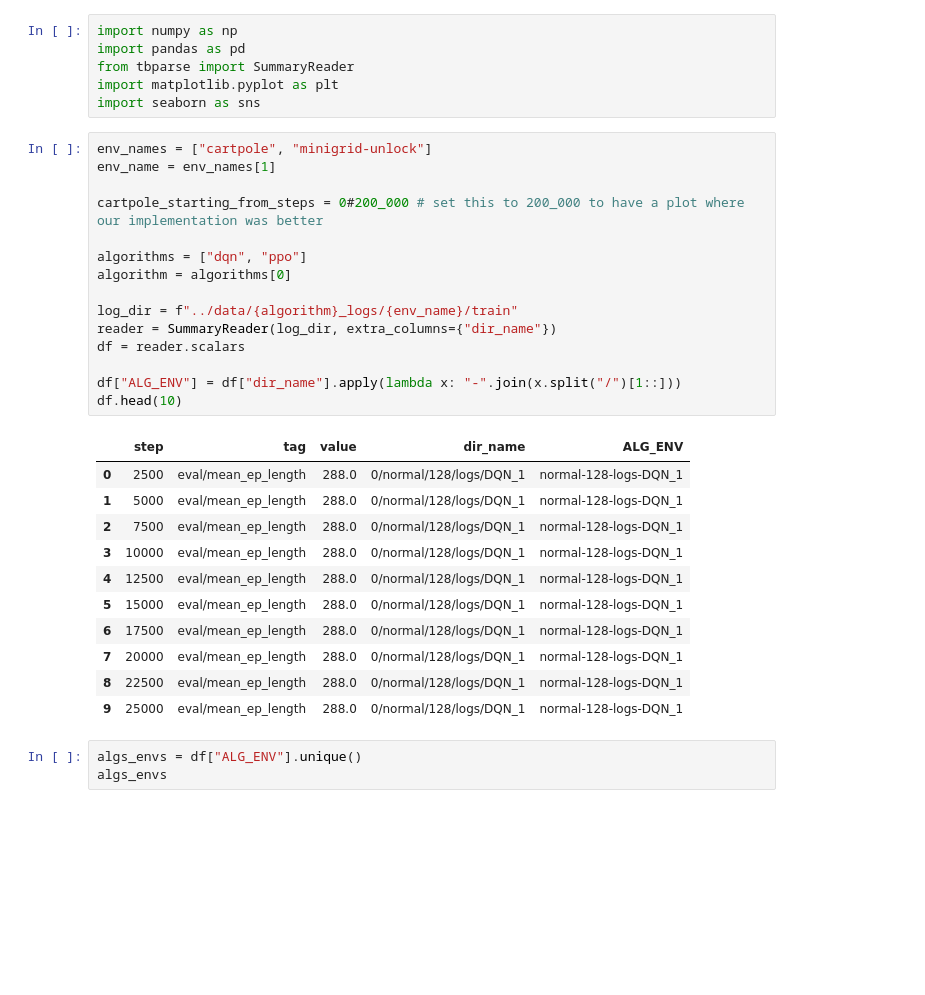
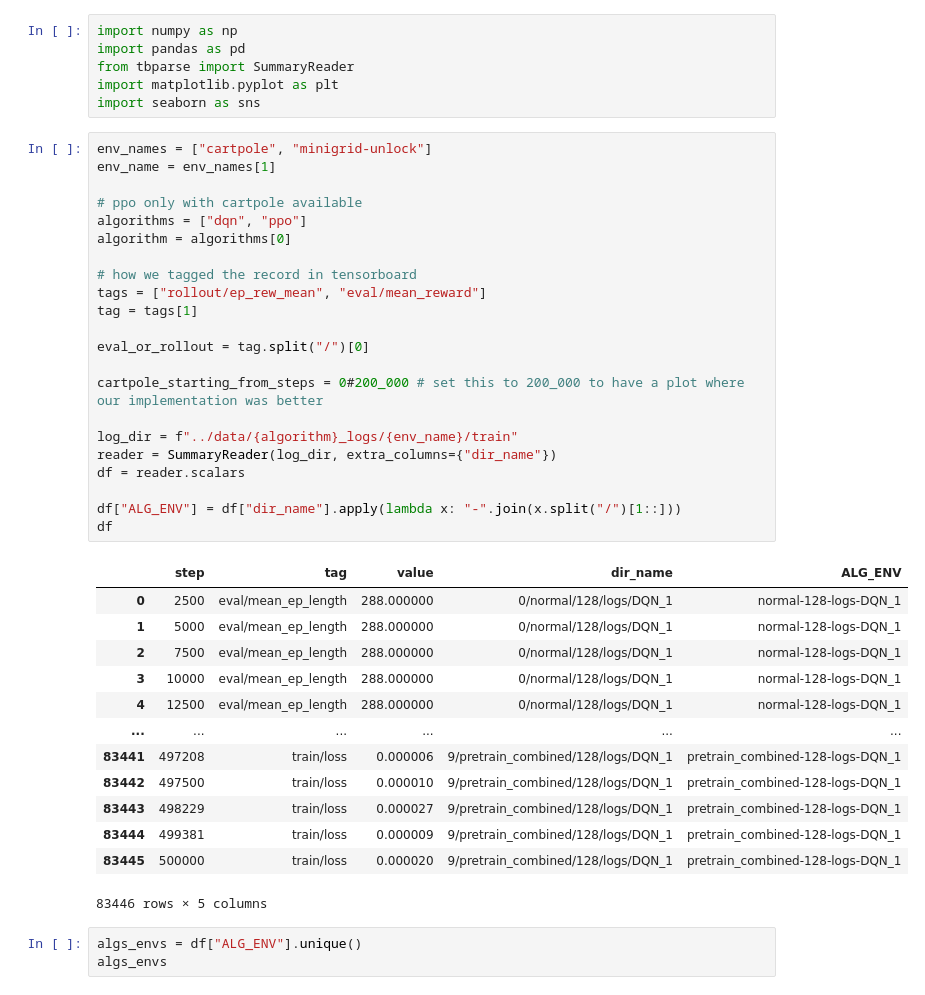
Before and after one commit to thibautklenke/RLProject_StateEmbeddings, a Jupyter notebook: src/graph.ipynb, the cells around one changed output. Cells and saved outputs as stored; diff of their text form; blank space fills up the shorter version.

```diff
--- a/src/graph.ipynb
+++ b/src/graph.ipynb
@@ -7,30 +7,39 @@ import seaborn as sns
 # %%
 env_names = ["cartpole", "minigrid-unlock"]
 env_name = env_names[1]
 
-cartpole_starting_from_steps = 0#200_000 # set this to 200_000 to have a plot where our implementation was better
-
+# ppo only with cartpole available
 algorithms = ["dqn", "ppo"]
 algorithm = algorithms[0]
+
+# how we tagged the record in tensorboard
+tags = ["rollout/ep_rew_mean", "eval/mean_reward"]
+tag = tags[1]
+
+eval_or_rollout = tag.split("/")[0]
+
+cartpole_starting_from_steps = 0#200_000 # set this to 200_000 to have a plot where our implementation was better
 
 log_dir = f"../data/{algorithm}_logs/{env_name}/train"
 reader = SummaryReader(log_dir, extra_columns={"dir_name"})
 df = reader.scalars
 
 df["ALG_ENV"] = df["dir_name"].apply(lambda x: "-".join(x.split("/")[1::]))
-df.head(10)
+df
 # %% [output]
 |  | step | tag | value | dir_name | ALG_ENV |
-| 0 | 2500 | eval/mean_ep_length | 288.0 | 0/normal/128/logs/DQN_1 | normal-128-logs-DQN_1 |
-| 1 | 5000 | eval/mean_ep_length | 288.0 | 0/normal/128/logs/DQN_1 | normal-128-logs-DQN_1 |
-| 2 | 7500 | eval/mean_ep_length | 288.0 | 0/normal/128/logs/DQN_1 | normal-128-logs-DQN_1 |
-| 3 | 10000 | eval/mean_ep_length | 288.0 | 0/normal/128/logs/DQN_1 | normal-128-logs-DQN_1 |
-| 4 | 12500 | eval/mean_ep_length | 288.0 | 0/normal/128/logs/DQN_1 | normal-128-logs-DQN_1 |
-| 5 | 15000 | eval/mean_ep_length | 288.0 | 0/normal/128/logs/DQN_1 | normal-128-logs-DQN_1 |
-| 6 | 17500 | eval/mean_ep_length | 288.0 | 0/normal/128/logs/DQN_1 | normal-128-logs-DQN_1 |
-| 7 | 20000 | eval/mean_ep_length | 288.0 | 0/normal/128/logs/DQN_1 | normal-128-logs-DQN_1 |
-| 8 | 22500 | eval/mean_ep_length | 288.0 | 0/normal/128/logs/DQN_1 | normal-128-logs-DQN_1 |
-| 9 | 25000 | eval/mean_ep_length | 288.0 | 0/normal/128/logs/DQN_1 | normal-128-logs-DQN_1 |
+| 0 | 2500 | eval/mean_ep_length | 288.000000 | 0/normal/128/logs/DQN_1 | normal-128-logs-DQN_1 |
+| 1 | 5000 | eval/mean_ep_length | 288.000000 | 0/normal/128/logs/DQN_1 | normal-128-logs-DQN_1 |
+| 2 | 7500 | eval/mean_ep_length | 288.000000 | 0/normal/128/logs/DQN_1 | normal-128-logs-DQN_1 |
+| 3 | 10000 | eval/mean_ep_length | 288.000000 | 0/normal/128/logs/DQN_1 | normal-128-logs-DQN_1 |
+| 4 | 12500 | eval/mean_ep_length | 288.000000 | 0/normal/128/logs/DQN_1 | normal-128-logs-DQN_1 |
+| ... | ... | ... | ... | ... | ... |
+| 83441 | 497208 | train/loss | 0.000006 | 9/pretrain_combined/128/logs/DQN_1 | pretrain_combined-128-logs-DQN_1 |
+| 83442 | 497500 | train/loss | 0.000010 | 9/pretrain_combined/128/logs/DQN_1 | pretrain_combined-128-logs-DQN_1 |
+| 83443 | 498229 | train/loss | 0.000027 | 9/pretrain_combined/128/logs/DQN_1 | pretrain_combined-128-logs-DQN_1 |
+| 83444 | 499381 | train/loss | 0.000009 | 9/pretrain_combined/128/logs/DQN_1 | pretrain_combined-128-logs-DQN_1 |
+| 83445 | 500000 | train/loss | 0.000020 | 9/pretrain_combined/128/logs/DQN_1 | pretrain_combined-128-logs-DQN_1 |
+83446 rows × 5 columns
 # %%
 algs_envs = df["ALG_ENV"].unique()
 algs_envs
```
Also changed, not shown: parts of 3 cells of this notebook.
